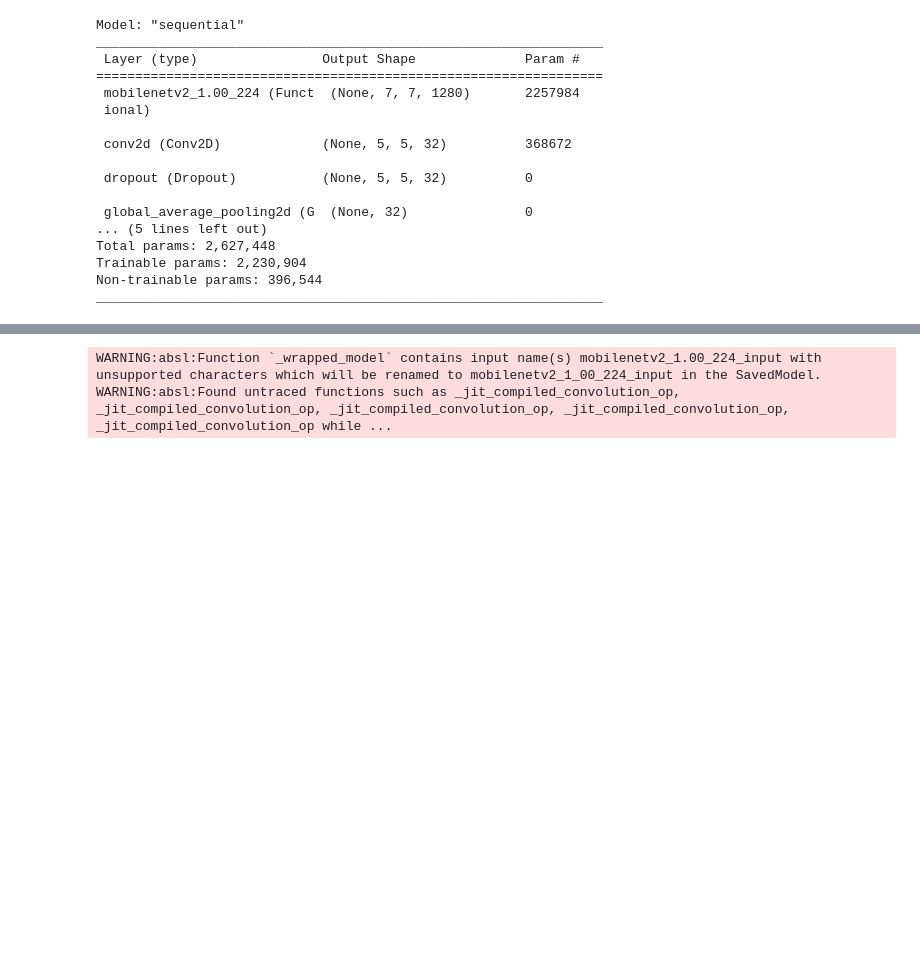
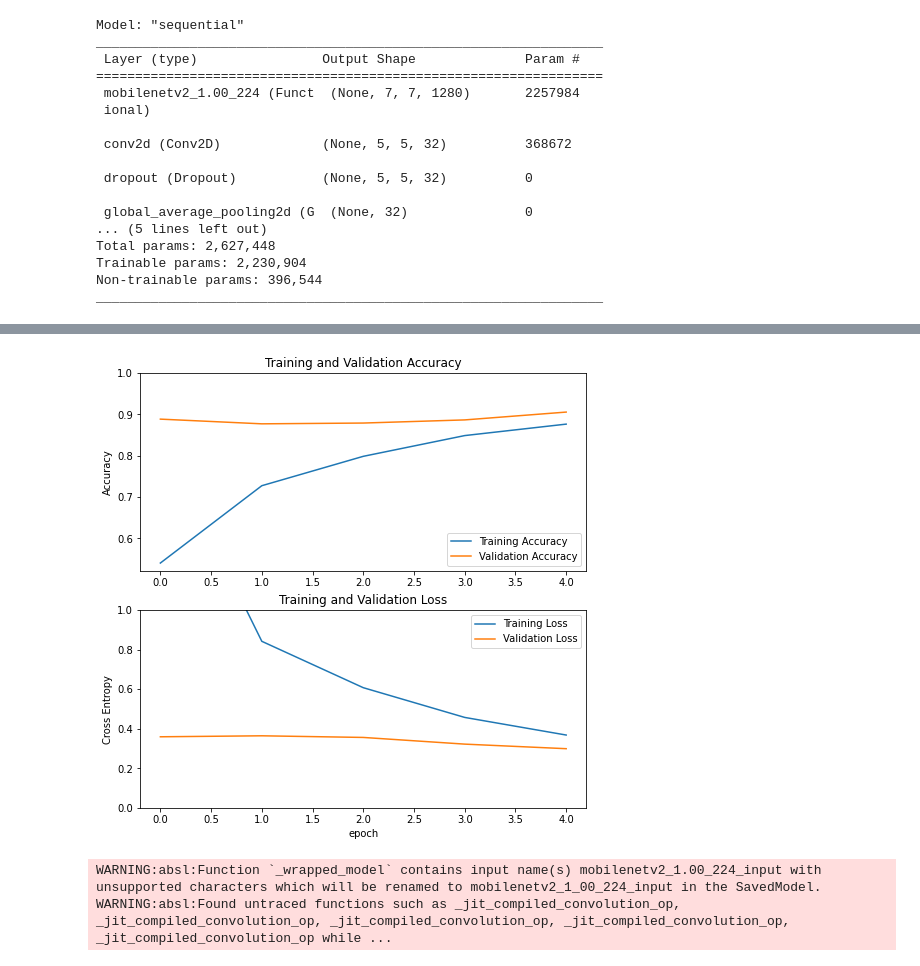
Before and after one commit to ariorzk/sibi-coral, a Jupyter notebook: sibi_recognition_mobilenetv2.ipynb, the cells around one changed output, grey strips where cells are left out. Cells and saved outputs as stored; diff of their text form; code cells hidden in the pictures; blank space fills up the shorter version.

Commit message:
updated with fine-tuning graphics

```diff
--- a/sibi_recognition_mobilenetv2.ipynb
+++ b/sibi_recognition_mobilenetv2.ipynb
@@ -256,3 +260,30 @@ Epoch 5/5
+# %%
+acc = history_fine.history['accuracy']
+val_acc = history_fine.history['val_accuracy']
+
+loss = history_fine.history['loss']
+val_loss = history_fine.history['val_loss']
+
+plt.figure(figsize=(8, 8))
+plt.subplot(2, 1, 1)
+plt.plot(acc, label='Training Accuracy')
+plt.plot(val_acc, label='Validation Accuracy')
+plt.legend(loc='lower right')
+plt.ylabel('Accuracy')
+plt.ylim([min(plt.ylim()),1])
+plt.title('Training and Validation Accuracy')
+
+plt.subplot(2, 1, 2)
+plt.plot(loss, label='Training Loss')
+plt.plot(val_loss, label='Validation Loss')
+plt.legend(loc='upper right')
+plt.ylabel('Cross Entropy')
+plt.ylim([0,1.0])
+plt.title('Training and Validation Loss')
+plt.xlabel('epoch')
+plt.show()
+# %% [output]
+[figure, added]
 # %%
 # A generator that provides a representative dataset
 def representative_data_gen():
```
Also changed, not shown: parts of 12 cells of this notebook.
